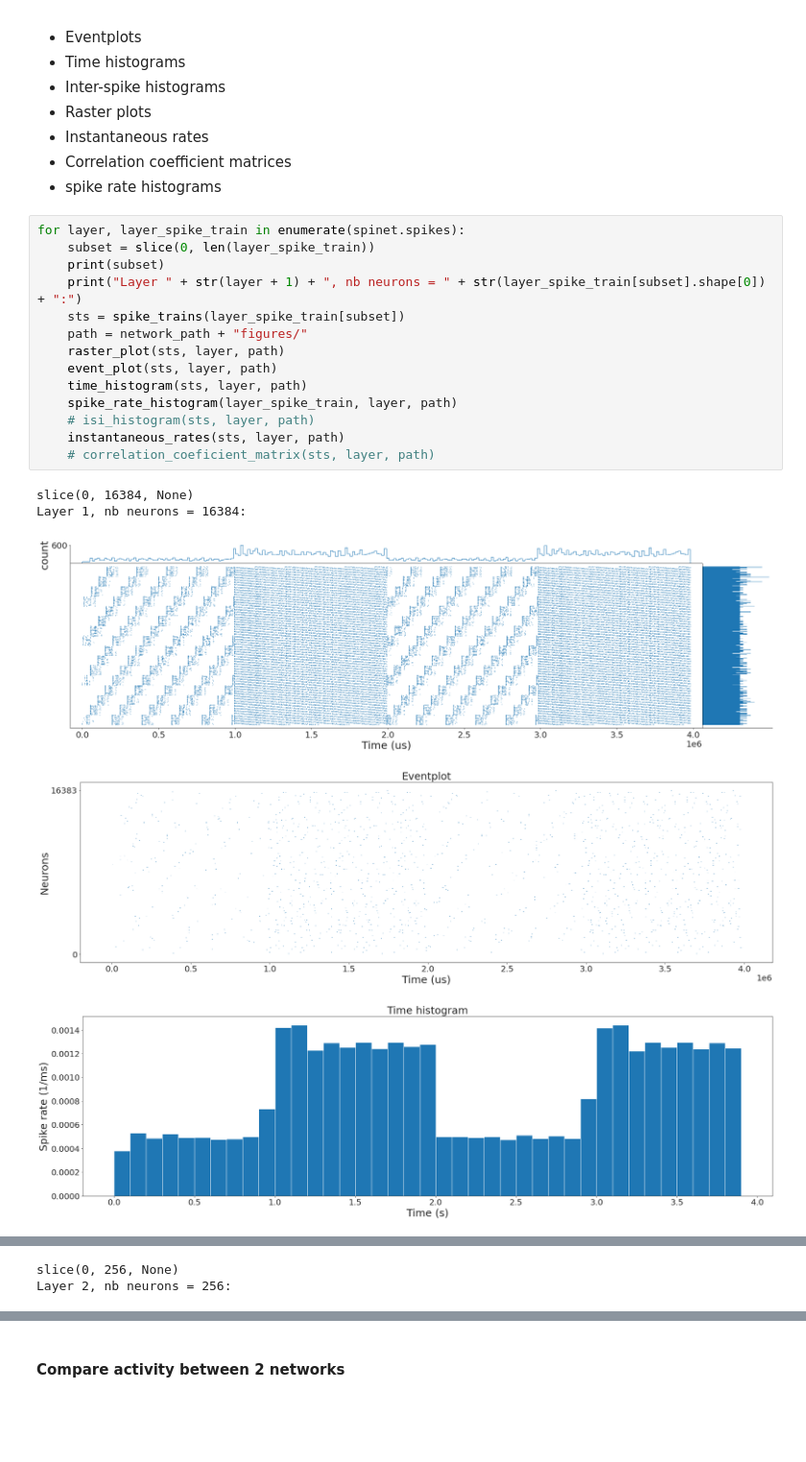
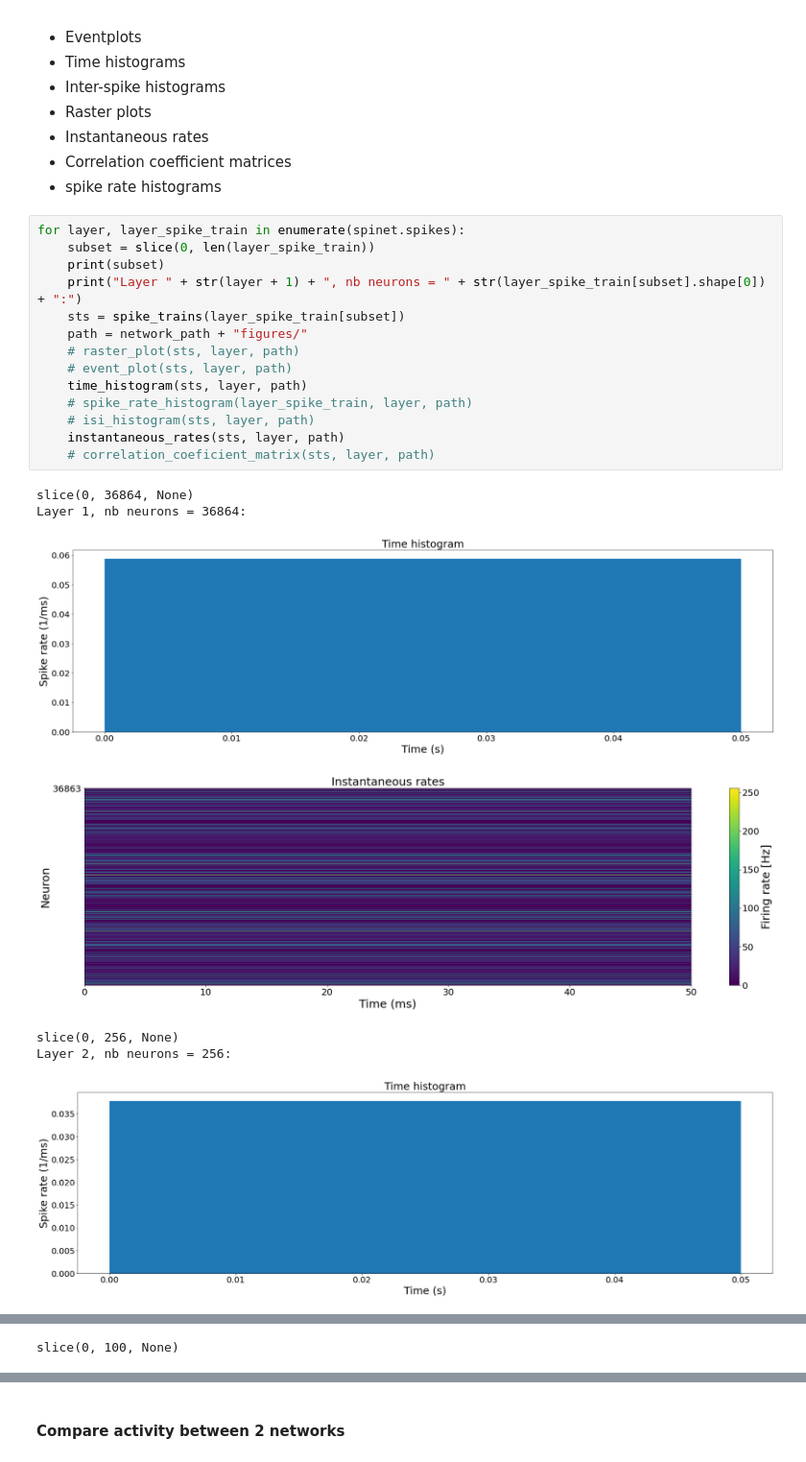
Before and after one commit to comsee-research/Neuvisys-analysis, a Jupyter notebook: Neuvisys.ipynb, the cells around one changed output, grey strips where cells are left out. Shown at 96% size. Cells and saved outputs as stored; diff of their text form; blank space fills up the shorter version.

```diff
--- a/Neuvisys.ipynb
+++ b/Neuvisys.ipynb
@@ -215,20 +197,22 @@ This includes:
 # %%
 for layer, layer_spike_train in enumerate(spinet.spikes):
     subset = slice(0, len(layer_spike_train))
     print(subset)
     print("Layer " + str(layer + 1) + ", nb neurons = " + str(layer_spike_train[subset].shape[0]) + ":")
     sts = spike_trains(layer_spike_train[subset])
     path = network_path + "figures/"
-    raster_plot(sts, layer, path)
-    event_plot(sts, layer, path)
+    # raster_plot(sts, layer, path)
+    # event_plot(sts, layer, path)
     time_histogram(sts, layer, path)
-    spike_rate_histogram(layer_spike_train, layer, path)
+    # spike_rate_histogram(layer_spike_train, layer, path)
     # isi_histogram(sts, layer, path)
     instantaneous_rates(sts, layer, path)
     # correlation_coeficient_matrix(sts, layer, path)
 # %% [output]
-slice(0, 16384, None)
-Layer 1, nb neurons = 16384:
+slice(0, 36864, None)
+Layer 1, nb neurons = 36864:
-[figure, old version]
+[figure, new version]
-[figure, old version]
+[figure, new version]
+slice(0, 256, None)
+Layer 2, nb neurons = 256:
-[figure, old version]
+[figure, new version]
@@ -237,2 +219,0 @@ Layer 1, nb neurons = 16384:
-slice(0, 256, None)
-Layer 2, nb neurons = 256:
@@ -243,0 +220 @@ Layer 2, nb neurons = 256:
+slice(0, 100, None)
```
Also changed, not shown: parts of 9 cells of this notebook, 2 other files.
